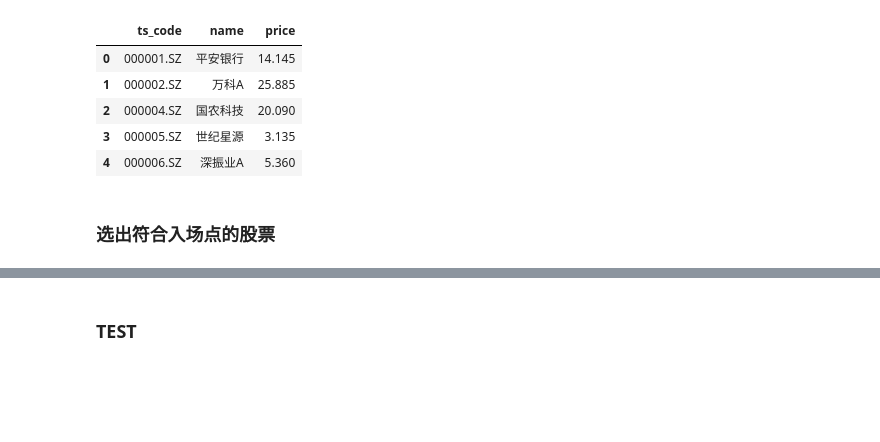
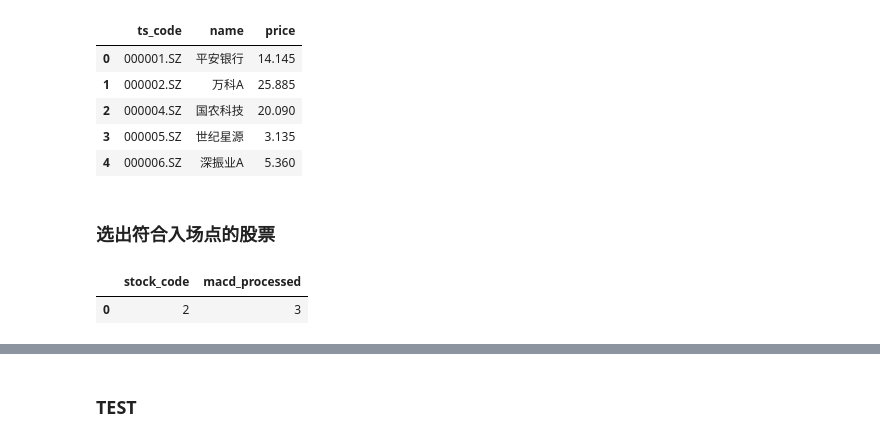
Before and after one commit to sunnyswag/Multi-factor-Stock-Selection, a Jupyter notebook: simulate_stock/pull_data.ipynb, the cells around one changed output, grey strips where cells are left out. Saved outputs shown, nothing was run; the diff lists cells and outputs as text; code cells hidden in the pictures; blank space fills up the shorter version.

```diff
--- a/simulate_stock/pull_data.ipynb
+++ b/simulate_stock/pull_data.ipynb
@@ -80,6 +80,13 @@ stock_list.head()
 | 4 | 000006.SZ | 深振业A | 5.360 |
 # %% [markdown]
 ### 选出符合入场点的股票
+# %%
+choose_list = pd.DataFrame(columns={"stock_code", "macd_processed"})
+# %%
+choose_list.append(pd.DataFrame([[2, 3]], columns={"stock_code", "macd_processed"}))
+# %% [output]
+|  | stock_code | macd_processed |
+| 0 | 2 | 3 |
 # %%
 start_date = '20190920'
 end_date = '20190930'
```
Also changed, not shown: parts of 4 cells of this notebook, 1 other file.
